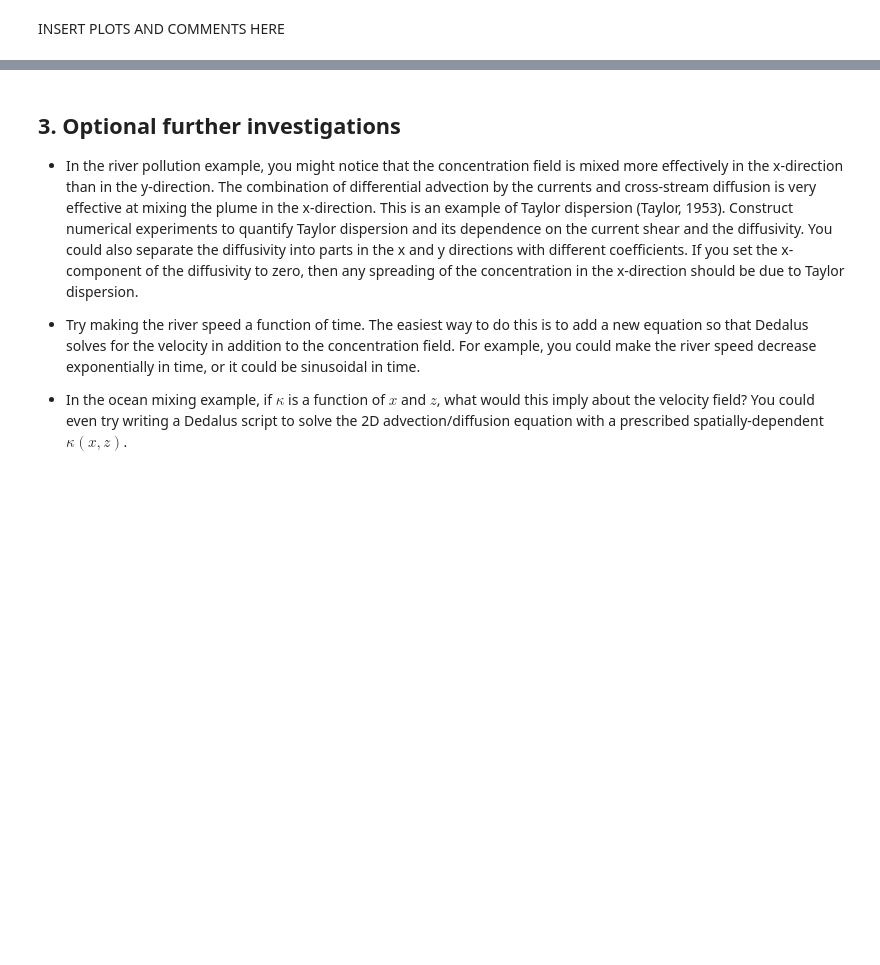
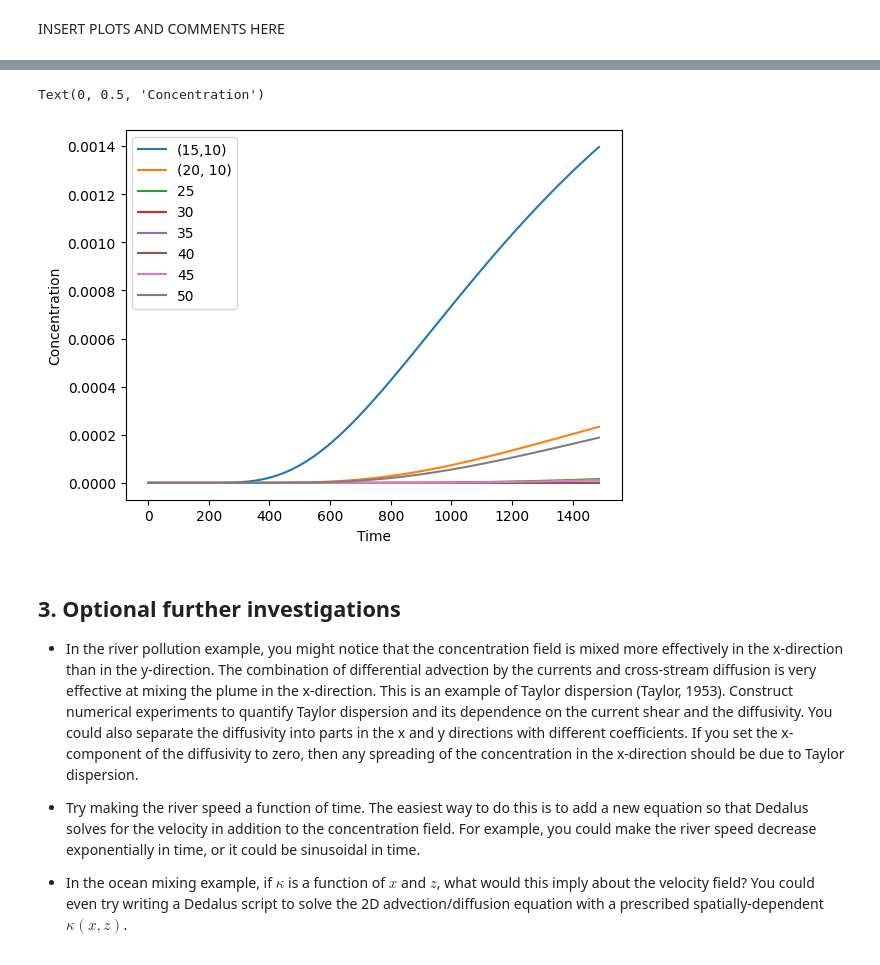
Before and after one commit to ananyaaa-j/QCES, a Jupyter notebook: Project2_transport.ipynb, the cells around one changed output, grey strips where cells are left out. Saved outputs shown, nothing was run; the diff lists cells and outputs as text; code cells hidden in the pictures; blank space fills up the shorter version.

```diff
--- a/Project2_transport.ipynb
+++ b/Project2_transport.ipynb
@@ -352,3 +502,18 @@ INSERT PLOTS AND COMMENTS HERE
+# %%
+x_points = [15, 20, 25, 30, 35, 40, 45, 50]
+y_shore = 10
+labels = ["(15,10)", "(20, 10)", "25", "30", "35", "40", "45", "50"]
+
+for i in range(0,len(x_points)):
+  xidx = round(x_points[i] / (50/256))-1
+  yidx = 32-1
+  plt.plot(t_save, c_save[:, xidx, yidx], label = labels[i])
+plt.legend()
+plt.xlabel("Time")
+plt.ylabel("Concentration")
+# %% [output]
+Text(0, 0.5, 'Concentration')
+[figure, added]
 # %% [markdown]
 ## 3. Optional further investigations
 
```
Also changed, not shown: parts of 17 cells of this notebook.
